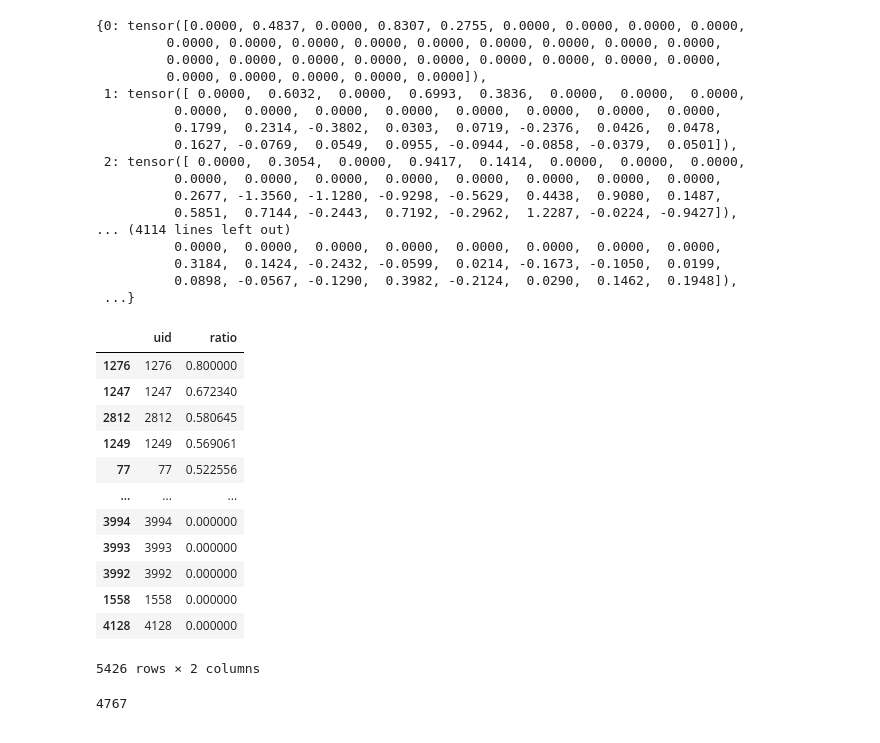
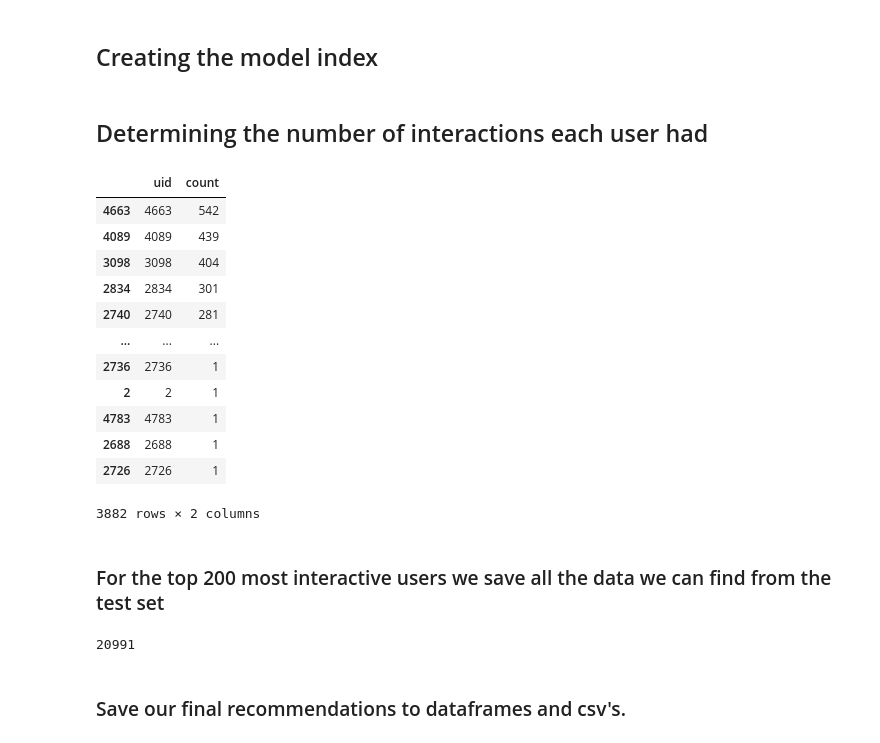
Before and after one commit to PaulusBoskabouter/TTIR, a Jupyter notebook: recommendations_and_eval.ipynb, the cells around one changed output. Drawn from its saved outputs; the diff is of its cells as text; code cells hidden in the pictures.

Commit message:
Added documentation and finalised results.

```diff
--- a/recommendations_and_eval.ipynb
+++ b/recommendations_and_eval.ipynb
@@ -47,26 +48,8 @@ else:
 
 binary_embeddings = songs['binary']
 non_binary_embeddings = songs['continueous']
-# %%
-non_binary_embeddings
-# %% [output]
-{0: tensor([0.0000, 0.4837, 0.0000, 0.8307, 0.2755, 0.0000, 0.0000, 0.0000, 0.0000,
-         0.0000, 0.0000, 0.0000, 0.0000, 0.0000, 0.0000, 0.0000, 0.0000, 0.0000,
-         0.0000, 0.0000, 0.0000, 0.0000, 0.0000, 0.0000, 0.0000, 0.0000, 0.0000,
-         0.0000, 0.0000, 0.0000, 0.0000, 0.0000]),
- 1: tensor([ 0.0000,  0.6032,  0.0000,  0.6993,  0.3836,  0.0000,  0.0000,  0.0000,
-          0.0000,  0.0000,  0.0000,  0.0000,  0.0000,  0.0000,  0.0000,  0.0000,
-          0.1799,  0.2314, -0.3802,  0.0303,  0.0719, -0.2376,  0.0426,  0.0478,
-          0.1627, -0.0769,  0.0549,  0.0955, -0.0944, -0.0858, -0.0379,  0.0501]),
- 2: tensor([ 0.0000,  0.3054,  0.0000,  0.9417,  0.1414,  0.0000,  0.0000,  0.0000,
-          0.0000,  0.0000,  0.0000,  0.0000,  0.0000,  0.0000,  0.0000,  0.0000,
-          0.2677, -1.3560, -1.1280, -0.9298, -0.5629,  0.4438,  0.9080,  0.1487,
-          0.5851,  0.7144, -0.2443,  0.7192, -0.2962,  1.2287, -0.0224, -0.9427]),
-... (4114 lines left out)
-          0.0000,  0.0000,  0.0000,  0.0000,  0.0000,  0.0000,  0.0000,  0.0000,
-          0.3184,  0.1424, -0.2432, -0.0599,  0.0214, -0.1673, -0.1050,  0.0199,
-          0.0898, -0.0567, -0.1290,  0.3982, -0.2124,  0.0290,  0.1462,  0.1948]),
- ...}
+# %% [markdown]
+## Creating the model index
 # %%
 # Create the index for all song embeddings
 non_binary_index = np.array([i.tolist() for i in non_binary_embeddings.values()])
@@ -74,46 +57,51 @@ binary_index = np.array([i.tolist() for i in binary_embeddings.values()])
 
 non_binary_model.create_index(non_binary_index)
 binary_model.create_index(binary_index)
+# %% [markdown]
+## Determining the number of interactions each user had
 # %%
 uids = []
 interactions = []
 
 user_item_data.groupby('uid')
 likes.groupby('uid')
 dislikes.groupby('uid')
 
 for user in user_item_data['uid'].unique():
 
     uidata_subset = user_item_data[user_item_data['uid'] == user]
 
     likes_subset = likes[(likes['uid'] == user) & (likes['item_id'].isin(uidata_subset['item_id'].unique()))]
     dislikes_subset = dislikes[(dislikes['uid'] == user) & (dislikes['item_id'].isin(uidata_subset['item_id'].unique()))]
 
-    ints = (len(likes_subset) + len(dislikes_subset))/ len(uidata_subset)
+    ints = (len(likes_subset) + len(dislikes_subset))
     uids.append(user)
     interactions.append(ints)
 
-interaction_ratio = pd.DataFrame({'uid' : uids, 'ratio': interactions}).sort_values('ratio', ascending=False)
-interaction_ratio
+interaction_count = pd.DataFrame({'uid' : uids, 'count': interactions})
+interaction_count = interaction_count[interaction_count['count'] != 0].sort_values('count', ascending=False)
+interaction_count
 # %% [output]
-|  | uid | ratio |
-| 1276 | 1276 | 0.800000 |
-| 1247 | 1247 | 0.672340 |
-| 2812 | 2812 | 0.580645 |
-| 1249 | 1249 | 0.569061 |
-| 77 | 77 | 0.522556 |
+|  | uid | count |
+| 4663 | 4663 | 542 |
+| 4089 | 4089 | 439 |
+| 3098 | 3098 | 404 |
+| 2834 | 2834 | 301 |
+| 2740 | 2740 | 281 |
 | ... | ... | ... |
-| 3994 | 3994 | 0.000000 |
-| 3993 | 3993 | 0.000000 |
-| 3992 | 3992 | 0.000000 |
-| 1558 | 1558 | 0.000000 |
-| 4128 | 4128 | 0.000000 |
+| 2736 | 2736 | 1 |
+| 2 | 2 | 1 |
+| 4783 | 4783 | 1 |
+| 2688 | 2688 | 1 |
+| 2726 | 2726 | 1 |
-5426 rows × 2 columns
+3882 rows × 2 columns
+# %% [markdown]
+### For the top 200 most interactive users we save all the data we can find from the test set
 # %%
 num_users = 100
 
-selected_users = interaction_ratio[:num_users]['uid'].to_list()
-duplicates = 0
+selected_users = interaction_count[:num_users]['uid'].to_list()
+duplicates = 0 # For debug sake
 users = {}
 for user_features, song_embedding, label, interaction, user_id, song_id in samples.dataset:
     if user_id.item() in selected_users:
@@ -132,7 +120,7 @@ for user_features, song_embedding, label, interaction, user_id, song_id in sampl
 
 duplicates
 # %% [output]
-4767
+20991
 # %%
 # Now, for each user we make a recommendation of size 'num_rec'. And we score these recommendations using the dot product.
 
@@ -218,6 +206,8 @@ for u in users.keys():
     total_bin_score += bin_score
     total_bin_labels += bin_labels
     total_bin_interactions += bin_interactions
+# %% [markdown]
+### Save our final recommendations to dataframes and csv's.
 # %%
 bin_df = pd.DataFrame(
             data = {"uid": total_users,
```
Also changed, not shown: parts of 18 cells of this notebook, 11 other files.
